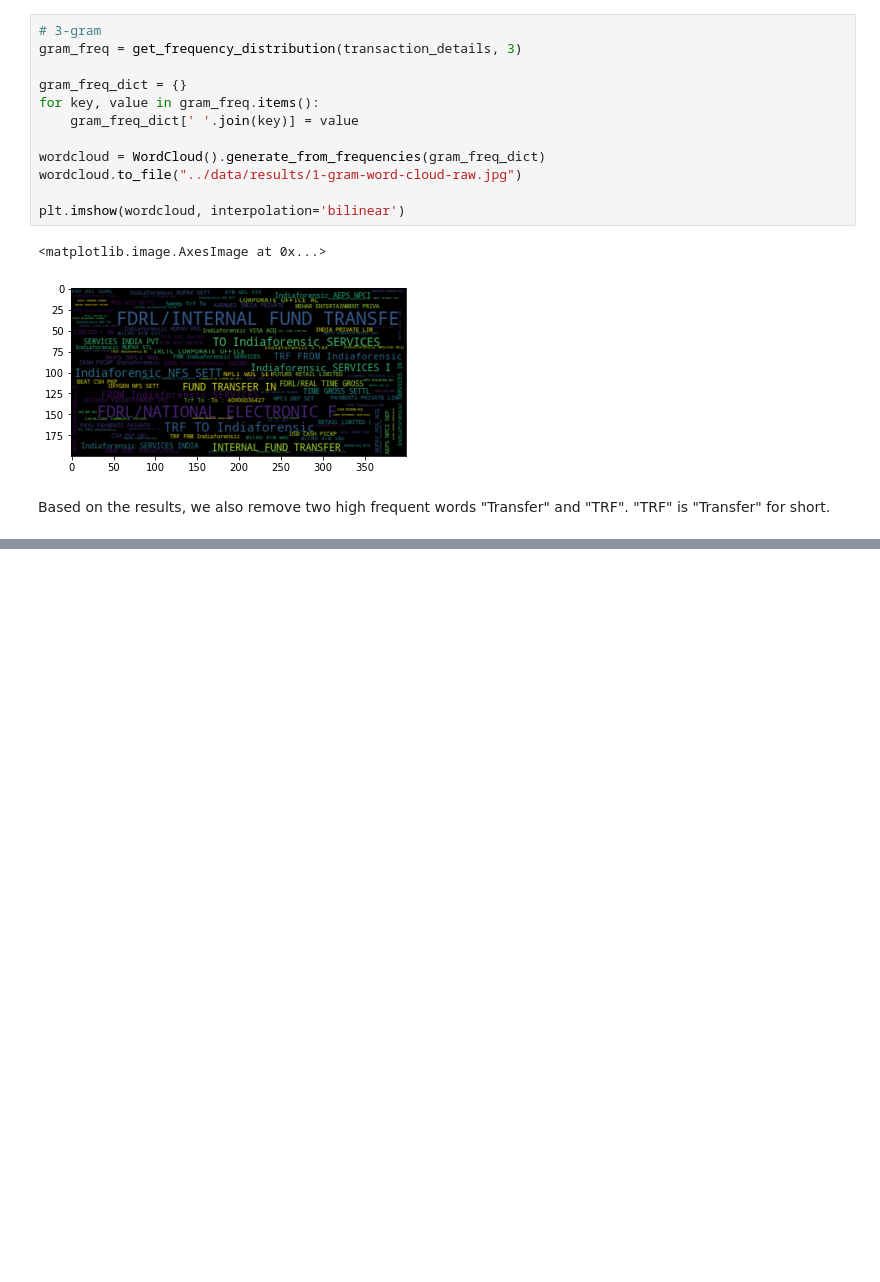
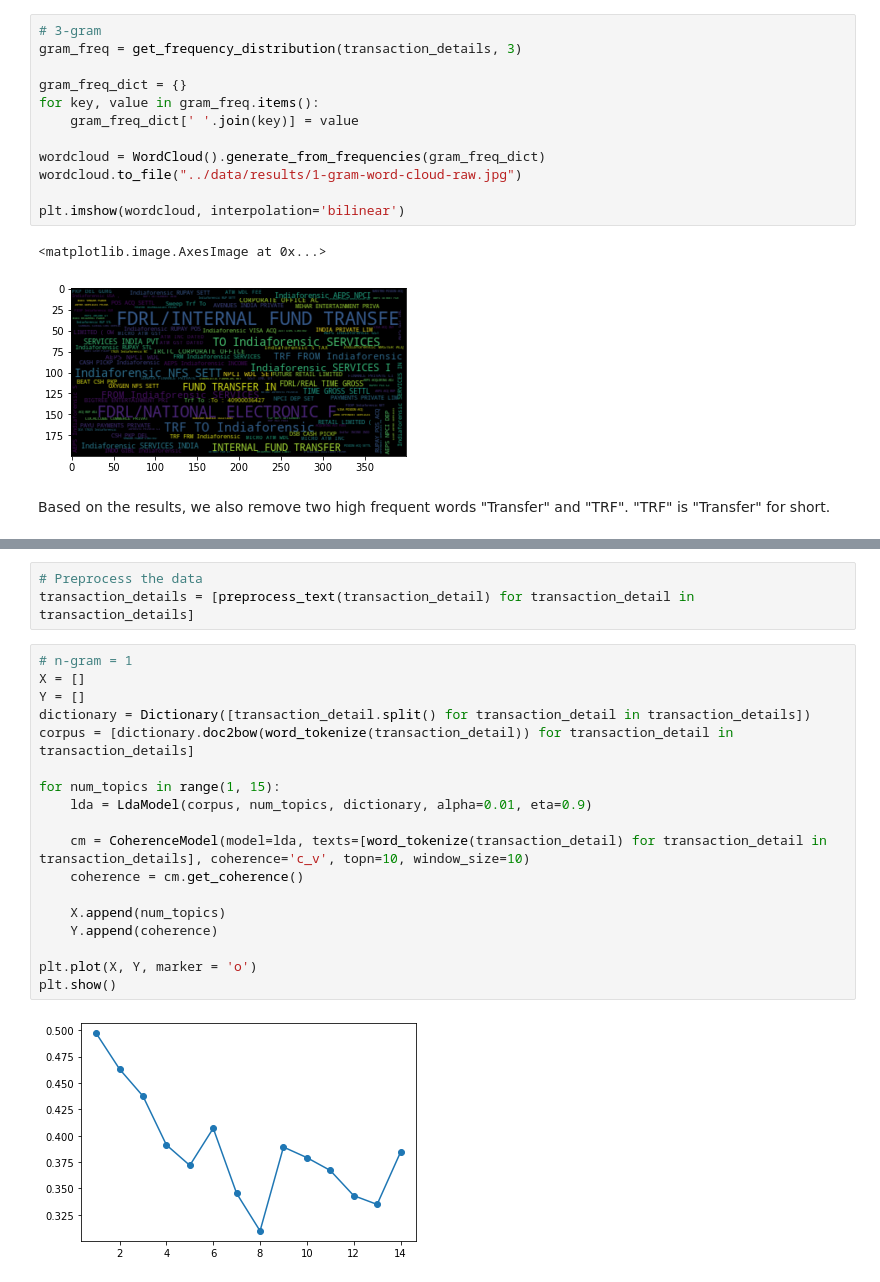
Before and after one commit to myJSheart/bank_transactions_clustering, a Jupyter notebook: notebooks/explore_data.ipynb, the cells around one changed output, grey strips where cells are left out. Saved outputs shown, nothing was run; the diff lists cells and outputs as text; blank space fills up the shorter version.

```diff
--- a/notebooks/explore_data.ipynb
+++ b/notebooks/explore_data.ipynb
@@ -71,0 +87,23 @@ Based on the results, we also remove two high frequent words "Transfer" and "TRF
+# %%
+# Preprocess the data
+transaction_details = [preprocess_text(transaction_detail) for transaction_detail in transaction_details]
+# %%
+# n-gram = 1
+X = []
+Y = []
+dictionary = Dictionary([transaction_detail.split() for transaction_detail in transaction_details])
+corpus = [dictionary.doc2bow(word_tokenize(transaction_detail)) for transaction_detail in transaction_details]
+
+for num_topics in range(1, 15):
+    lda = LdaModel(corpus, num_topics, dictionary, alpha=0.01, eta=0.9)
+
+    cm = CoherenceModel(model=lda, texts=[word_tokenize(transaction_detail) for transaction_detail in transaction_details], coherence='c_v', topn=10, window_size=10)
+    coherence = cm.get_coherence()
+
+    X.append(num_topics)
+    Y.append(coherence)
+
+plt.plot(X, Y, marker = 'o')
+plt.show()
+# %% [output]
+[figure, added]
```
Also changed, not shown: parts of 5 cells of this notebook, 3 other files.
